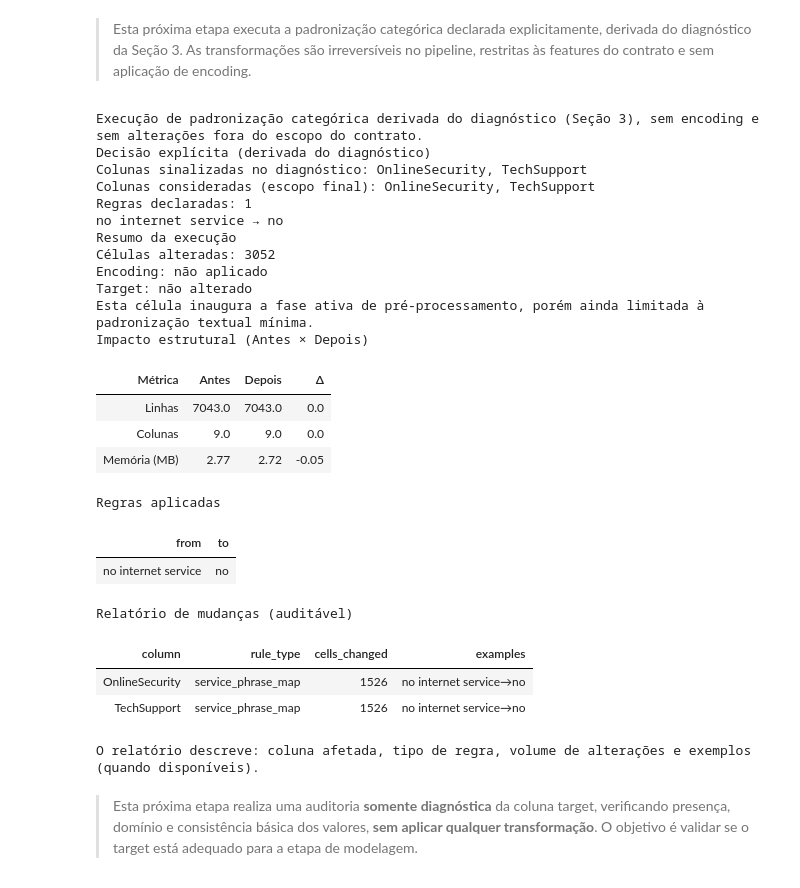
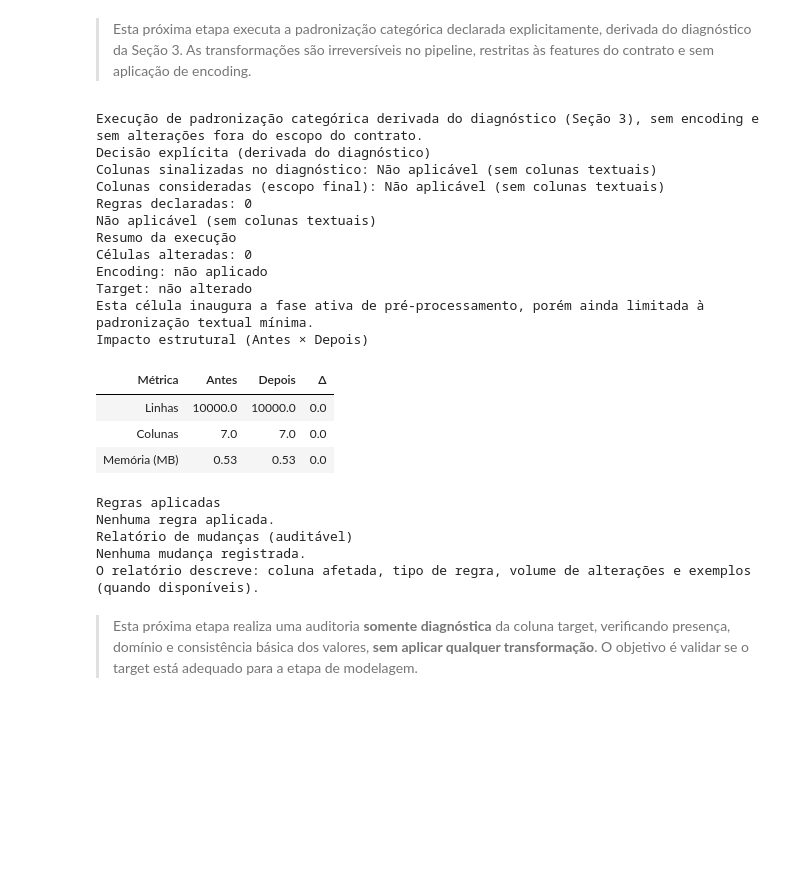
Before and after one commit to FabioAguiar/churninsight-hackathon-one, a Jupyter notebook: notebooks/pipeline_main.ipynb, the cells around one changed output. Cells and saved outputs as stored; diff of their text form; code cells hidden in the pictures; blank space fills up the shorter version.

```diff
--- a/notebooks/pipeline_main.ipynb
+++ b/notebooks/pipeline_main.ipynb
@@ -75,4 +76,4 @@ list_raw_files()
 # %%
 from src.data.load_data import load_and_report_raw_data
-df = load_and_report_raw_data("WA_Fn-UseC_-Telco-Customer-Churn.csv")
+df = load_and_report_raw_data("Bank Customer Churn Prediction.csv")
 # %% [output]
@@ -145,13 +144,14 @@ from src.data.contract_loader import load_contract_yaml
 from src.features.contract_and_candidates import run_contract_and_candidates
 from src.reporting.ui import render_contract_and_candidates_report
 
-CONTRACT_PATH = "contracts/telco_churn.yaml"
+CONTRACT_PATH = "contracts/bank_churn.yaml"
 
 cfg = load_contract_yaml(CONTRACT_PATH)
 scope = cfg.to_scope()
 
-payload = run_contract_and_candidates(df, scope=scope)
-render_contract_and_candidates_report(payload)
+payload_s31 = run_contract_and_candidates(df, scope=scope)
+render_contract_and_candidates_report(payload_s31)
+df = payload_s31["df"]
 # %% [output]
 [interactive output not drawn]
 Conformidade ao Contrato de Entrada (API)
@@ -201,45 +198,42 @@ Diagnóstico apenas. Nenhuma padronização foi aplicada nesta etapa. A próxima
 # %%
 from src.features.categorical_standardization import run_categorical_standardization
 from src.reporting.ui import render_categorical_standardization_report
 
-# Nota: a execução aplica normalização textual mínima (strip + lower + colapso de espaços).
-S3_CAT_STD_MAP = {"no internet service": "no"}
-S3_CAT_STD_COLS = ["OnlineSecurity", "TechSupport"]
+# Sem regras categóricas para este dataset
+S3_CAT_STD_MAP = {}
+S3_CAT_STD_COLS = []
 
-payload_std = run_categorical_standardization(
-    df=payload["df"],
-    scope=payload.get("scope"),
+payload_s32 = run_categorical_standardization(
+    df=df,
+    scope=scope,
     phrase_map=S3_CAT_STD_MAP,
     cols_scope=S3_CAT_STD_COLS,
 )
 
-render_categorical_standardization_report(payload_std)
-df = payload_std["df"]
+render_categorical_standardization_report(payload_s32)
+df = payload_s32["df"]
 # %% [output]
 Execução de padronização categórica derivada do diagnóstico (Seção 3), sem encoding e sem alterações fora do escopo do contrato.
 Decisão explícita (derivada do diagnóstico)
-Colunas sinalizadas no diagnóstico: OnlineSecurity, TechSupport
-Colunas consideradas (escopo final): OnlineSecurity, TechSupport
-Regras declaradas: 1
-no internet service → no
+Colunas sinalizadas no diagnóstico: Não aplicável (sem colunas textuais)
+Colunas consideradas (escopo final): Não aplicável (sem colunas textuais)
+Regras declaradas: 0
+Não aplicável (sem colunas textuais)
 Resumo da execução
-Células alteradas: 3052
+Células alteradas: 0
 Encoding: não aplicado
 Target: não alterado
 Esta célula inaugura a fase ativa de pré-processamento, porém ainda limitada à padronização textual mínima.
 Impacto estrutural (Antes × Depois)
 | Métrica | Antes | Depois | Δ |
-| Linhas | 7043.0 | 7043.0 | 0.0 |
-| Colunas | 9.0 | 9.0 | 0.0 |
-| Memória (MB) | 2.77 | 2.72 | -0.05 |
+| Linhas | 10000.0 | 10000.0 | 0.0 |
+| Colunas | 7.0 | 7.0 | 0.0 |
+| Memória (MB) | 0.53 | 0.53 | 0.0 |
 Regras aplicadas
+Nenhuma regra aplicada.
+Relatório de mudanças (auditável)
+Nenhuma mudança registrada.
+O relatório descreve: coluna afetada, tipo de regra, volume de alterações e exemplos (quando disponíveis).
-| from | to |
-| no internet service | no |
-Relatório de mudanças (auditável)
-| column | rule_type | cells_changed | examples |
-| OnlineSecurity | service_phrase_map | 1526 | no internet service→no |
-| TechSupport | service_phrase_map | 1526 | no internet service→no |
-O relatório descreve: coluna afetada, tipo de regra, volume de alterações e exemplos (quando disponíveis).
 # %% [markdown]
 > Esta próxima etapa realiza uma auditoria **somente diagnóstica** da coluna target, verificando
 > presença, domínio e consistência básica dos valores, **sem aplicar qualquer transformação**.
```
Also changed, not shown: parts of 17 cells of this notebook, 31 other files.
